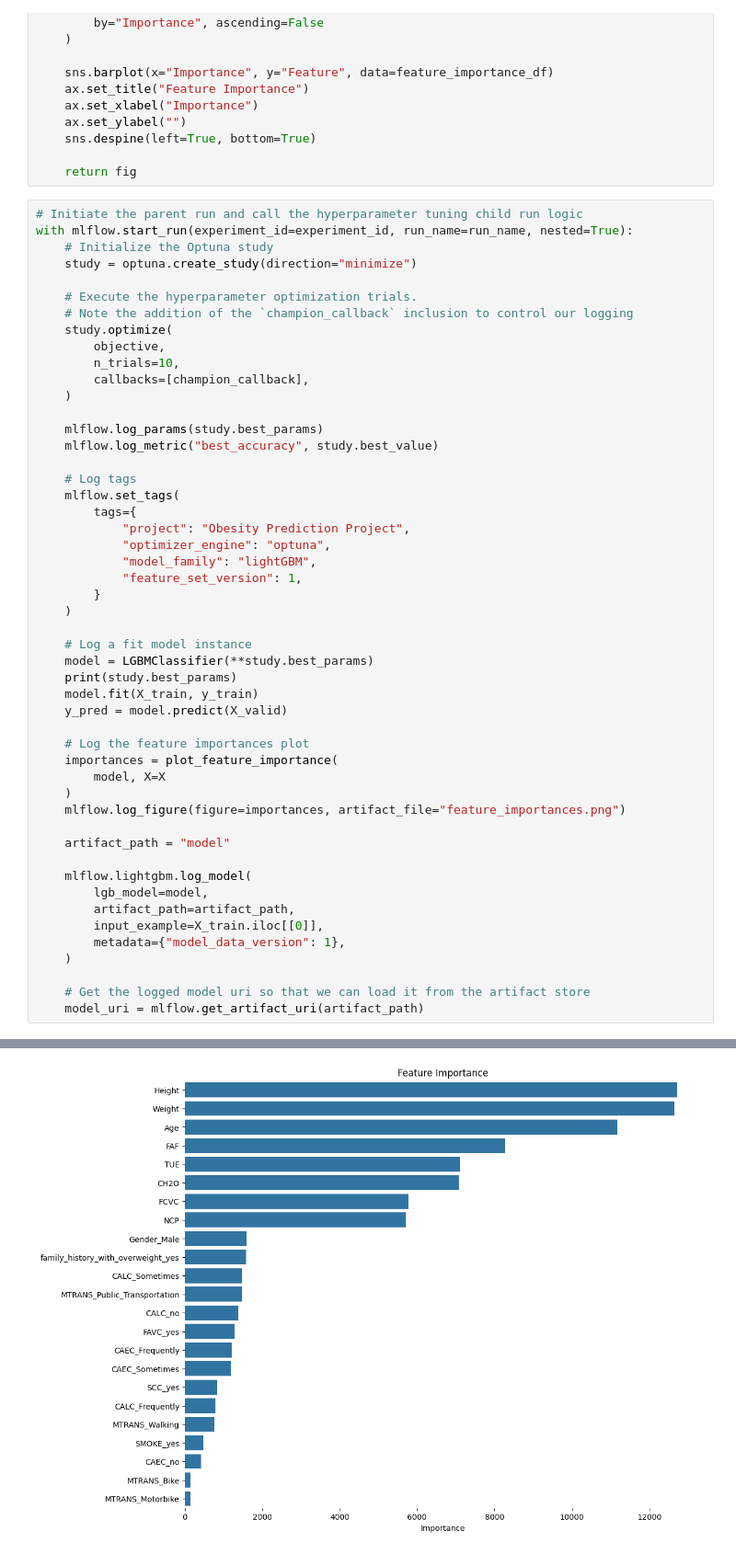
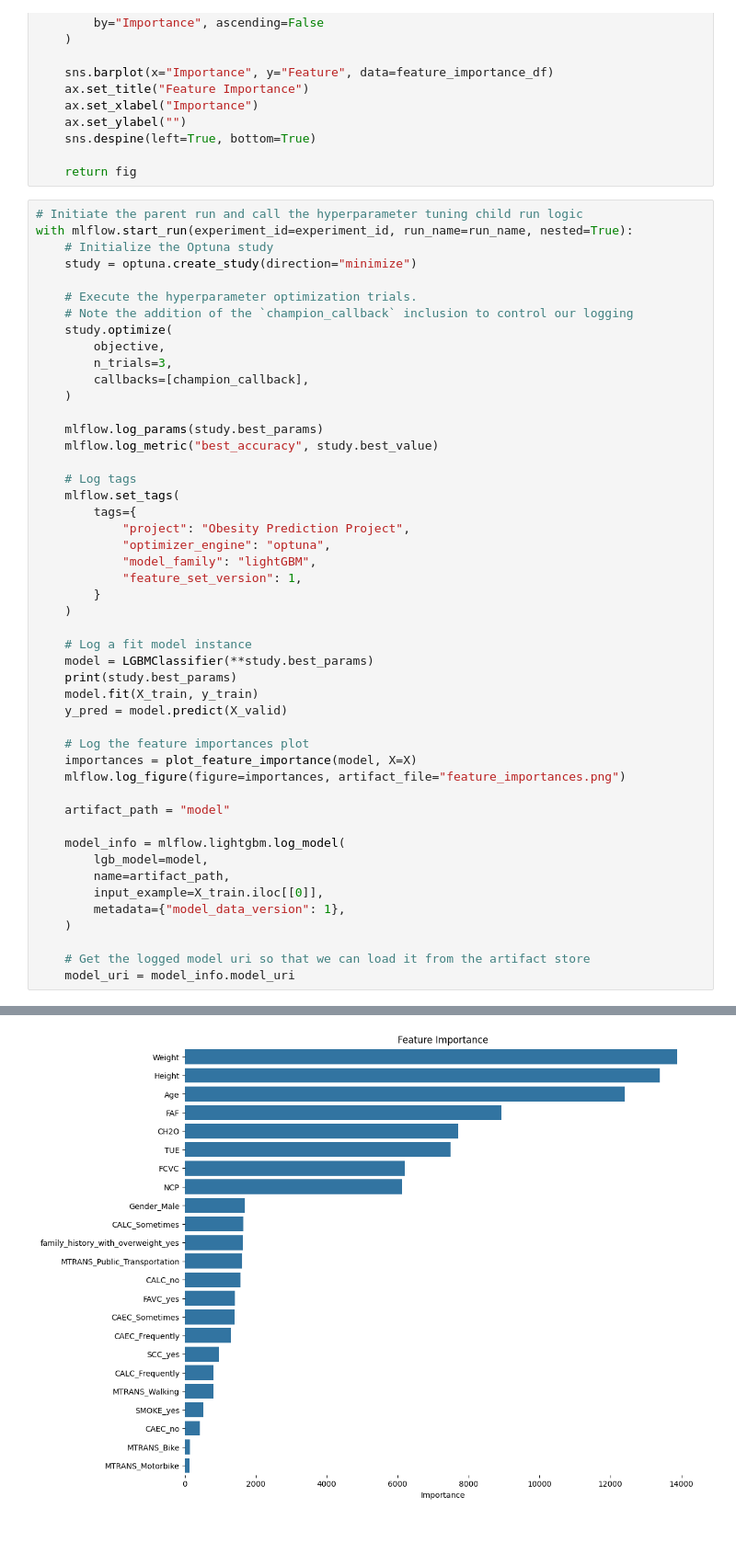
Before and after one commit to vince-lam/obesity-multi-class-prediction, a Jupyter notebook: notebooks/6_log_first_model_mlfow.ipynb, the cells around one changed output, grey strips where cells are left out. Shown at 92% size. Cells and saved outputs as stored; diff of their text form.

```diff
--- a/notebooks/6_log_first_model_mlfow.ipynb
+++ b/notebooks/6_log_first_model_mlfow.ipynb
@@ -180,7 +180,7 @@ with mlflow.start_run(experiment_id=experiment_id, run_name=run_name, nested=Tru
     # Note the addition of the `champion_callback` inclusion to control our logging
     study.optimize(
         objective,
-        n_trials=10,
+        n_trials=3,
         callbacks=[champion_callback],
     )
 
@@ -204,20 +204,18 @@ with mlflow.start_run(experiment_id=experiment_id, run_name=run_name, nested=Tru
     y_pred = model.predict(X_valid)
 
     # Log the feature importances plot
-    importances = plot_feature_importance(
-        model, X=X
-    )
+    importances = plot_feature_importance(model, X=X)
     mlflow.log_figure(figure=importances, artifact_file="feature_importances.png")
 
     artifact_path = "model"
 
-    mlflow.lightgbm.log_model(
+    model_info = mlflow.lightgbm.log_model(
         lgb_model=model,
-        artifact_path=artifact_path,
+        name=artifact_path,
         input_example=X_train.iloc[[0]],
         metadata={"model_data_version": 1},
     )
 
     # Get the logged model uri so that we can load it from the artifact store
-    model_uri = mlflow.get_artifact_uri(artifact_path)
+    model_uri = model_info.model_uri
 # %% [output]
@@ -242,3 +239,3 @@ TypeError: save_model() got an unexpected keyword argument 'model_format'
-[figure, old version]
+[figure, new version]
 # %%
 model_uri
```
Also changed, not shown: parts of 2 cells of this notebook, 5 other files.
